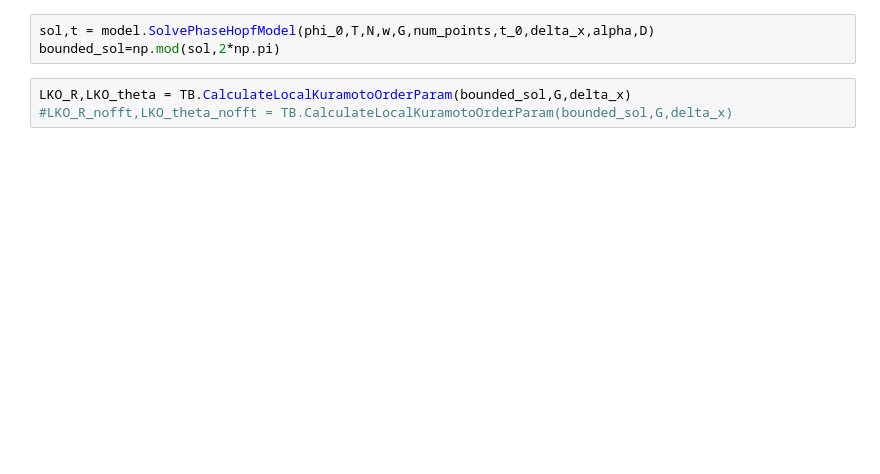
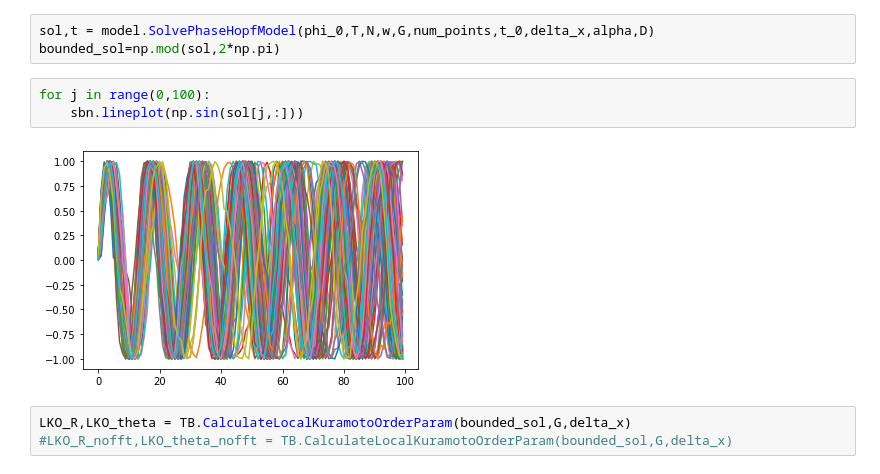
Before and after one commit to rnartallo/turbulencecontrol, a Jupyter notebook: TurbulenceControl.ipynb, the cells around one changed output. Saved outputs shown, nothing was run; the diff lists cells and outputs as text; blank space fills up the shorter version.

```diff
--- a/TurbulenceControl.ipynb
+++ b/TurbulenceControl.ipynb
@@ -35,6 +38,11 @@ num_points = 1000; t_0=0
 # %%
 sol,t = model.SolvePhaseHopfModel(phi_0,T,N,w,G,num_points,t_0,delta_x,alpha,D)
 bounded_sol=np.mod(sol,2*np.pi)
+# %%
+for j in range(0,100):
+    sbn.lineplot(np.sin(sol[j,:]))
+# %% [output]
+[figure, added]
 # %%
 LKO_R,LKO_theta = TB.CalculateLocalKuramotoOrderParam(bounded_sol,G,delta_x)
 #LKO_R_nofft,LKO_theta_nofft = TB.CalculateLocalKuramotoOrderParam(bounded_sol,G,delta_x)
```
Also changed, not shown: parts of 6 cells of this notebook.
